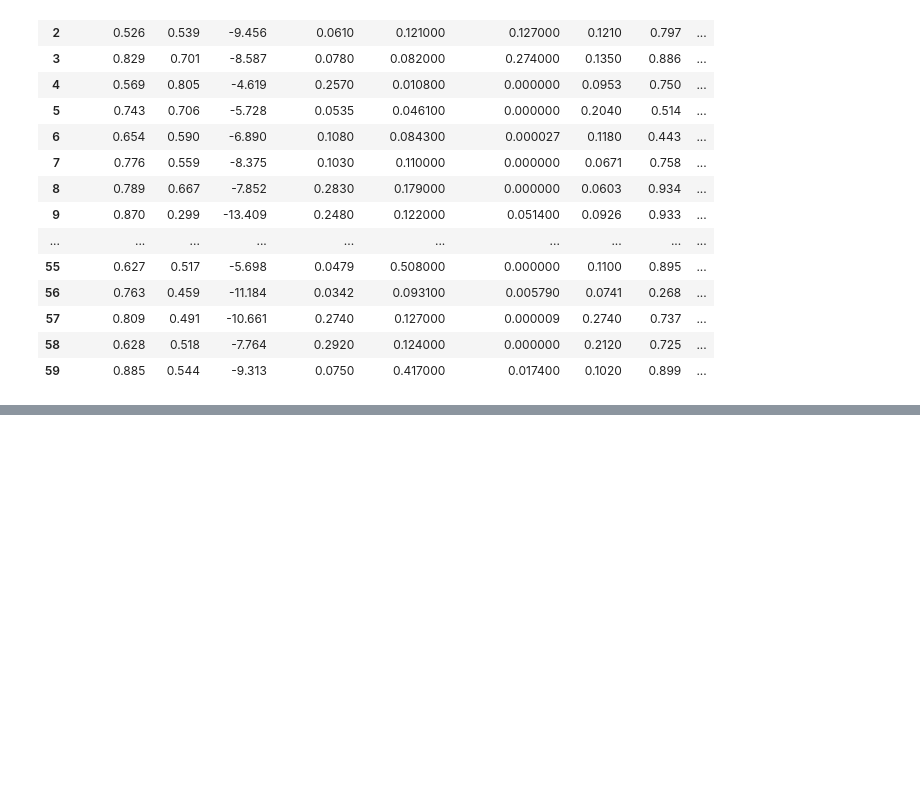
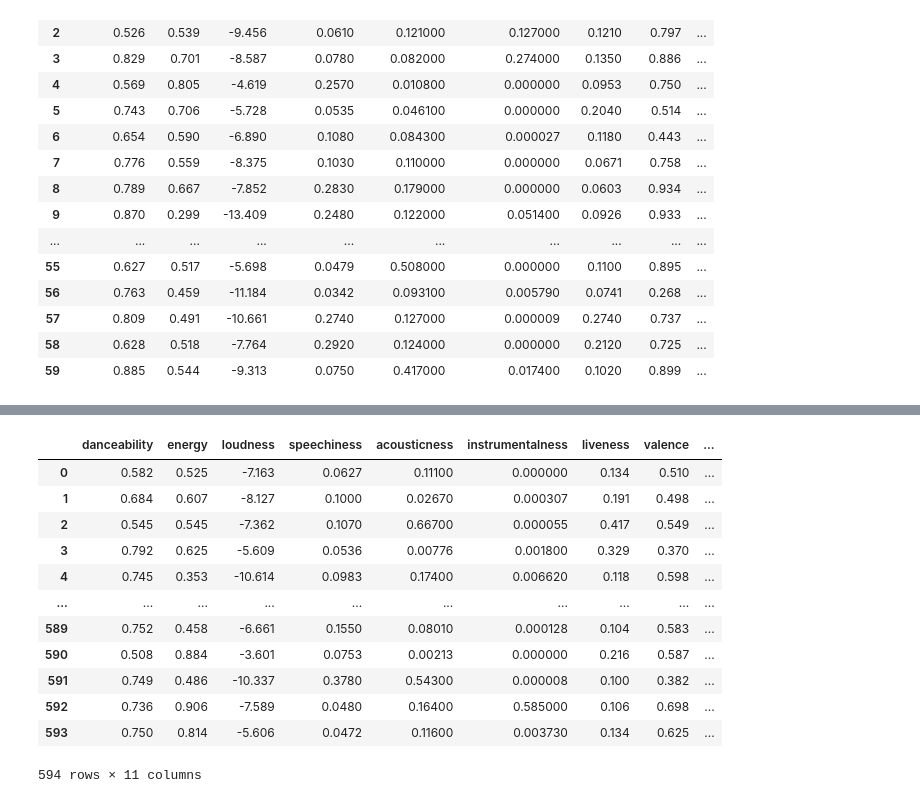
Before and after one commit to Sholypop/web_scrapping, a Jupyter notebook: Spotify_songRecommender_project.ipynb, the cells around one changed output, grey strips where cells are left out. Cells and saved outputs as stored; diff of their text form; code cells hidden in the pictures; blank space fills up the shorter version.

```diff
--- a/Spotify_songRecommender_project.ipynb
+++ b/Spotify_songRecommender_project.ipynb
@@ -201,0 +209,31 @@ roc,"37i9dQZF1DWZJhOVGWqUKF" mood,"37i9dQZF1DWTBz12MDeCuX"
+# %%
+multi_playlist=["37i9dQZF1DWXbttAJcbphz", "4ZtmMuXoeI14XT7pubLq70", "37i9dQZF1DX186v583rmzp", "37i9dQZF1DWYmmr74INQlb",
+                "37i9dQZF1DWZJhOVGWqUKF", "37i9dQZF1DWTBz12MDeCuX"]
+tracks = []
+for i in multi_playlist:
+    tracks += get_playlist_tracks("spotify", i)
+# %%
+list_of_audio_features=[]
+for item in range(len(tracks)):
+    #print (tracks[item]["track"]["id"])
+    list_of_audio_features.append(sp.audio_features(tracks[item]["track"]["id"])[0])
+# %%
+df=pd.DataFrame(list_of_audio_features)
+df=df[["danceability","energy","loudness","speechiness","acousticness",
+    "instrumentalness","liveness","valence","tempo","id","duration_ms"]]
+
+df
+# %% [output]
+|  | danceability | energy | loudness | speechiness | acousticness | instrumentalness | liveness | valence | ... |
+| 0 | 0.582 | 0.525 | -7.163 | 0.0627 | 0.11100 | 0.000000 | 0.134 | 0.510 | ... |
+| 1 | 0.684 | 0.607 | -8.127 | 0.1000 | 0.02670 | 0.000307 | 0.191 | 0.498 | ... |
+| 2 | 0.545 | 0.545 | -7.362 | 0.1070 | 0.66700 | 0.000055 | 0.417 | 0.549 | ... |
+| 3 | 0.792 | 0.625 | -5.609 | 0.0536 | 0.00776 | 0.001800 | 0.329 | 0.370 | ... |
+| 4 | 0.745 | 0.353 | -10.614 | 0.0983 | 0.17400 | 0.006620 | 0.118 | 0.598 | ... |
+| ... | ... | ... | ... | ... | ... | ... | ... | ... | ... |
+| 589 | 0.752 | 0.458 | -6.661 | 0.1550 | 0.08010 | 0.000128 | 0.104 | 0.583 | ... |
+| 590 | 0.508 | 0.884 | -3.601 | 0.0753 | 0.00213 | 0.000000 | 0.216 | 0.587 | ... |
+| 591 | 0.749 | 0.486 | -10.337 | 0.3780 | 0.54300 | 0.000008 | 0.100 | 0.382 | ... |
+| 592 | 0.736 | 0.906 | -7.589 | 0.0480 | 0.16400 | 0.585000 | 0.106 | 0.698 | ... |
+| 593 | 0.750 | 0.814 | -5.606 | 0.0472 | 0.11600 | 0.003730 | 0.134 | 0.625 | ... |
+594 rows × 11 columns
```
Also changed, not shown: parts of 22 cells of this notebook, 21 other files.
